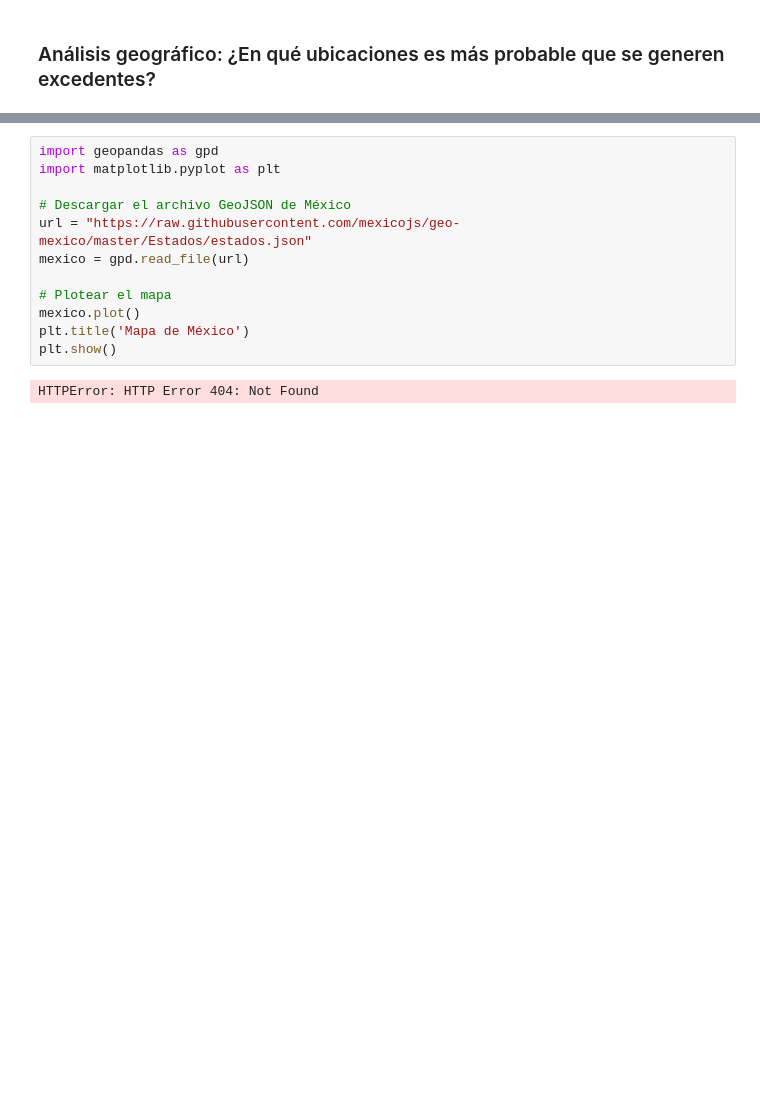
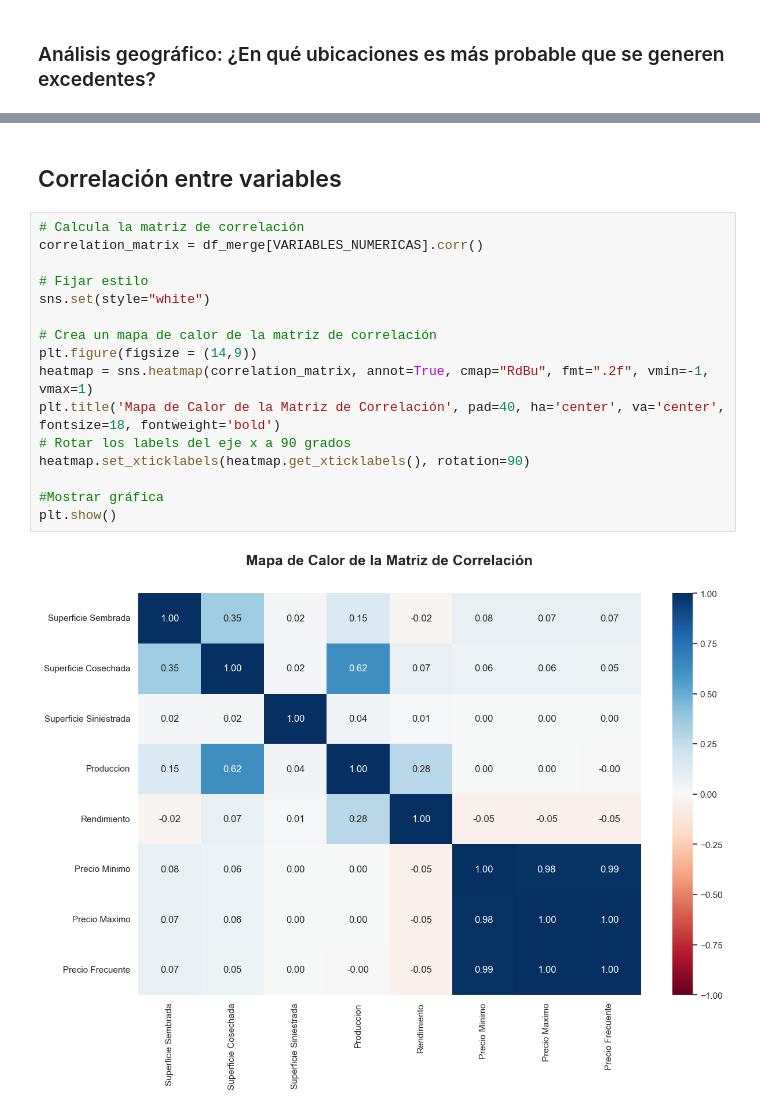
Before and after one commit to josemal98/Proyecto_Ing_Caract, a Jupyter notebook: Segunda_parte/EDA.ipynb, the cells around one changed output, grey strips where cells are left out. Drawn from its saved outputs; the diff is of its cells as text; blank space fills up the shorter version.

```diff
--- a/Segunda_parte/EDA.ipynb
+++ b/Segunda_parte/EDA.ipynb
@@ -1224,14 +1224,20 @@ geo_df.plot()
-# %%
-import geopandas as gpd
-import matplotlib.pyplot as plt
-
-# Descargar el archivo GeoJSON de México
-url = "https://raw.githubusercontent.com/mexicojs/geo-mexico/master/Estados/estados.json"
-mexico = gpd.read_file(url)
-
-# Plotear el mapa
-mexico.plot()
-plt.title('Mapa de México')
-plt.show()
-# %% [output]
-HTTPError: HTTP Error 404: Not Found
+# %% [markdown]
+## Correlación entre variables
+# %%
+# Calcula la matriz de correlación
+correlation_matrix = df_merge[VARIABLES_NUMERICAS].corr()
+
+# Fijar estilo
+sns.set(style="white")
+
+# Crea un mapa de calor de la matriz de correlación
+plt.figure(figsize = (14,9))
+heatmap = sns.heatmap(correlation_matrix, annot=True, cmap="RdBu", fmt=".2f", vmin=-1, vmax=1)
+plt.title('Mapa de Calor de la Matriz de Correlación', pad=40, ha='center', va='center', fontsize=18, fontweight='bold')
+# Rotar los labels del eje x a 90 grados
+heatmap.set_xticklabels(heatmap.get_xticklabels(), rotation=90)
+
+#Mostrar gráfica
+plt.show()
+# %% [output]
+[figure, added]
```
Also changed, not shown: parts of 7 cells of this notebook.
